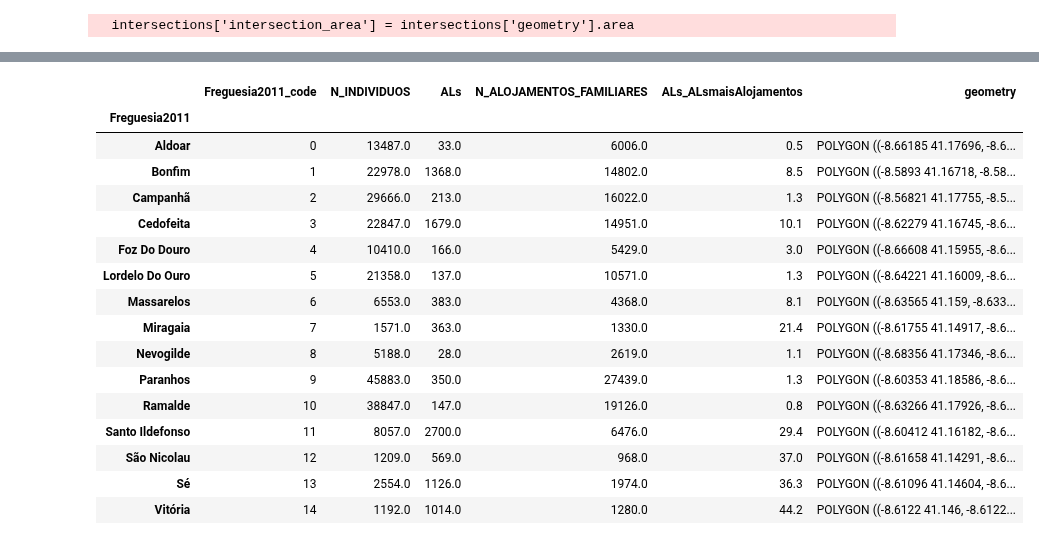
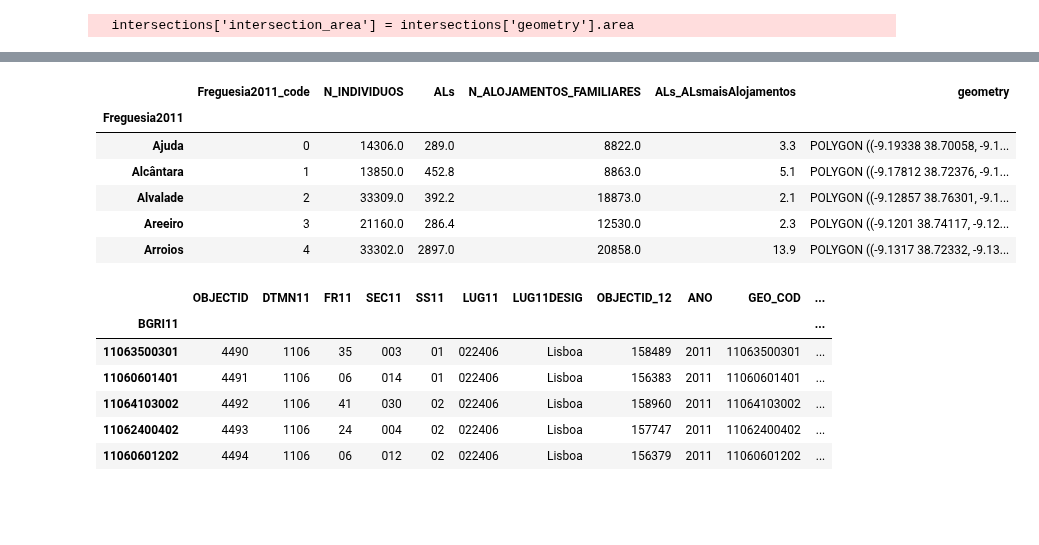
Before and after one commit to drowninginc/desalojamento, a Jupyter notebook: final_python/final.ipynb, the cells around one changed output, grey strips where cells are left out. Drawn from its saved outputs; the diff is of its cells as text; code cells hidden in the pictures; blank space fills up the shorter version.

```diff
--- a/final_python/final.ipynb
+++ b/final_python/final.ipynb
@@ -17,8 +17,8 @@ import numpy as np
 tqdm.pandas()
 pd.set_option('display.max_columns', None)
 
-city = "Porto"
-#city = "Lisboa"
+#city = "Porto"
+city = "Lisbon"
 
 CAOP11 = gpd.read_file("data/freguesias/CAOP2011.shp")
 CAOP23 = gpd.read_file("data/freguesias/CAOP2023.shp")
@@ -27,7 +27,7 @@ if city == "Porto":
     CAOP = CAOP11[CAOP11["MUNICIPIO"] == "PORTO"][["FREGUESIA", "geometry"]]
     CAOP11 = CAOP11[CAOP11["MUNICIPIO"] == "PORTO"][["FREGUESIA", "geometry"]]
 
-elif city == "Lisboa":
+elif city == "Lisbon":
     CAOP11 = CAOP11[(CAOP11["MUNICIPIO"] == "LISBOA") & (CAOP11["TAA"] == "ÁREA PRINCIPAL")][["FREGUESIA", "geometry"]]
     CAOP = CAOP23[CAOP23["Municipio"] == "Lisboa"][["Freguesia", "geometry"]]
     CAOP = CAOP.rename(columns={"Municipio": "MUNICIPIO", "Freguesia": "FREGUESIA"})
@@ -39,7 +39,7 @@ if city == "Porto":
     airbnb = airbnb[airbnb["neighbourhood_group"] == "PORTO"]
     gdf = gpd.read_file('data/geojson/porto.geojson')
     joao = pd.read_csv("data/rnal/joao_rnal_porto.csv", sep=";")
-elif city == "Lisboa":
+elif city == "Lisbon":
     airbnb = pd.read_csv("data/airbnb/lisboa.csv")
     airbnb = airbnb[airbnb["neighbourhood_group"] == "Lisboa"]
     gdf = gpd.read_file('data/geojson/lisboa.geojson')
@@ -232,17 +242,28 @@ with open(f'output/{city}/al.json', 'w') as fp:
 # %%
 if city == "Porto":
     input_file = "data/censos/BGRI_porto.gpkg"
-elif city == "Lisboa":
+elif city == "Lisbon":
     input_file = "data/censos/BGRI_lisboa.gpkg"
 BGRI = gpd.read_file(input_file)
 BGRI = BGRI.to_crs("EPSG:4326")
 points_gdf = gpd.GeoDataFrame(rnal, geometry=gpd.points_from_xy(rnal['X'], rnal['Y']), crs="EPSG:4326")
 points_in_areas = gpd.sjoin(points_gdf, BGRI, how='left', predicate='within')
-point_counts = points_in_areas.groupby('BGRI2021').size().reset_index(name='ALs')
+
+# Define conditional counting logic
+points_in_areas['count'] = np.where(
+    points_in_areas['Modalidade'].isin(['EstabelecimentoHospedagem', 'EstabelecimentoHospedagemHostel']),
+    points_in_areas['NrUtentes'] / 5,
+    1
+)
+
+
+# Group by BGRI2021 and sum the counts
+point_counts = points_in_areas.groupby('BGRI2021')['count'].sum().reset_index(name='ALs')
+
 merged_df = pd.merge(BGRI, point_counts, on='BGRI2021', how='left')
 merged_df['ALs'] = merged_df['ALs'].fillna(0)
 merged_df['alojamentos'] = merged_df["N_ALOJAMENTOS_FAMILIARES"]
-merged_df["ALs_ALsmaisAlojamentos"] = round(merged_df["ALs"] / (merged_df["N_ALOJAMENTOS_FAMILIARES"] + merged_df["ALs"])*100,1)
+merged_df["ALs_ALsmaisAlojamentos"] = round(merged_df["ALs"] / (merged_df["N_ALOJAMENTOS_FAMILIARES"])*100,1)
 merged_df["ALs_ALsmaisAlojamentos"] = merged_df["ALs_ALsmaisAlojamentos"].fillna(0)
 
 
@@ -296,6 +346,6 @@ CAOPdf = CAOPdf.rename(columns={"FREGUESIA":"Freguesia2011"})
 CAOPdf = CAOPdf.set_index("Freguesia2011")
 
 freguesias21 = merged_df.groupby("Freguesia2011").agg({"Freguesia2011_code":"first", "N_INDIVIDUOS":'sum', "ALs":"sum", "N_ALOJAMENTOS_FAMILIARES":"sum"})
-freguesias21["ALs_ALsmaisAlojamentos"] = round(freguesias21["ALs"] / (freguesias21["N_ALOJAMENTOS_FAMILIARES"] + freguesias21["ALs"])*100,1)
+freguesias21["ALs_ALsmaisAlojamentos"] = round(freguesias21["ALs"] / (freguesias21["N_ALOJAMENTOS_FAMILIARES"])*100,1)
 freguesias21 = freguesias21.join(CAOPdf, on="Freguesia2011", how="left")
 # %%
@@ -377,20 +462,20 @@ print(rnal_filtered[rnal_filtered["host_listings_number"] == 1].shape[0])
 # %%
-freguesias21.head(20)
+freguesias21.head()
 # %% [output]
 |  | Freguesia2011_code | N_INDIVIDUOS | ALs | N_ALOJAMENTOS_FAMILIARES | ALs_ALsmaisAlojamentos | geometry |
 | Freguesia2011 |  |  |  |  |  |  |
-| Aldoar | 0 | 13487.0 | 33.0 | 6006.0 | 0.5 | POLYGON ((-8.66185 41.17696, -8.6... |
-| Bonfim | 1 | 22978.0 | 1368.0 | 14802.0 | 8.5 | POLYGON ((-8.5893 41.16718, -8.58... |
-| Campanhã | 2 | 29666.0 | 213.0 | 16022.0 | 1.3 | POLYGON ((-8.56821 41.17755, -8.5... |
-| Cedofeita | 3 | 22847.0 | 1679.0 | 14951.0 | 10.1 | POLYGON ((-8.62279 41.16745, -8.6... |
-| Foz Do Douro | 4 | 10410.0 | 166.0 | 5429.0 | 3.0 | POLYGON ((-8.66608 41.15955, -8.6... |
-| Lordelo Do Ouro | 5 | 21358.0 | 137.0 | 10571.0 | 1.3 | POLYGON ((-8.64221 41.16009, -8.6... |
-| Massarelos | 6 | 6553.0 | 383.0 | 4368.0 | 8.1 | POLYGON ((-8.63565 41.159, -8.633... |
-| Miragaia | 7 | 1571.0 | 363.0 | 1330.0 | 21.4 | POLYGON ((-8.61755 41.14917, -8.6... |
-| Nevogilde | 8 | 5188.0 | 28.0 | 2619.0 | 1.1 | POLYGON ((-8.68356 41.17346, -8.6... |
-| Paranhos | 9 | 45883.0 | 350.0 | 27439.0 | 1.3 | POLYGON ((-8.60353 41.18586, -8.6... |
-| Ramalde | 10 | 38847.0 | 147.0 | 19126.0 | 0.8 | POLYGON ((-8.63266 41.17926, -8.6... |
-| Santo Ildefonso | 11 | 8057.0 | 2700.0 | 6476.0 | 29.4 | POLYGON ((-8.60412 41.16182, -8.6... |
-| São Nicolau | 12 | 1209.0 | 569.0 | 968.0 | 37.0 | POLYGON ((-8.61658 41.14291, -8.6... |
-| Sé | 13 | 2554.0 | 1126.0 | 1974.0 | 36.3 | POLYGON ((-8.61096 41.14604, -8.6... |
-| Vitória | 14 | 1192.0 | 1014.0 | 1280.0 | 44.2 | POLYGON ((-8.6122 41.146, -8.6122... |
+| Ajuda | 0 | 14306.0 | 289.0 | 8822.0 | 3.3 | POLYGON ((-9.19338 38.70058, -9.1... |
+| Alcântara | 1 | 13850.0 | 452.8 | 8863.0 | 5.1 | POLYGON ((-9.17812 38.72376, -9.1... |
+| Alvalade | 2 | 33309.0 | 392.2 | 18873.0 | 2.1 | POLYGON ((-9.12857 38.76301, -9.1... |
+| Areeiro | 3 | 21160.0 | 286.4 | 12530.0 | 2.3 | POLYGON ((-9.1201 38.74117, -9.12... |
+| Arroios | 4 | 33302.0 | 2897.0 | 20858.0 | 13.9 | POLYGON ((-9.1317 38.72332, -9.13... |
+# %%
+BGRI11.head()
+# %% [output]
+|  | OBJECTID | DTMN11 | FR11 | SEC11 | SS11 | LUG11 | LUG11DESIG | OBJECTID_12 | ANO | GEO_COD | ... |
+| BGRI11 |  |  |  |  |  |  |  |  |  |  | ... |
+| 11063500301 | 4490 | 1106 | 35 | 003 | 01 | 022406 | Lisboa | 158489 | 2011 | 11063500301 | ... |
+| 11060601401 | 4491 | 1106 | 06 | 014 | 01 | 022406 | Lisboa | 156383 | 2011 | 11060601401 | ... |
+| 11064103002 | 4492 | 1106 | 41 | 030 | 02 | 022406 | Lisboa | 158960 | 2011 | 11064103002 | ... |
+| 11062400402 | 4493 | 1106 | 24 | 004 | 02 | 022406 | Lisboa | 157747 | 2011 | 11062400402 | ... |
+| 11060601202 | 4494 | 1106 | 06 | 012 | 02 | 022406 | Lisboa | 156379 | 2011 | 11060601202 | ... |
```
Also changed, not shown: parts of 15 cells of this notebook, 18 other files.
